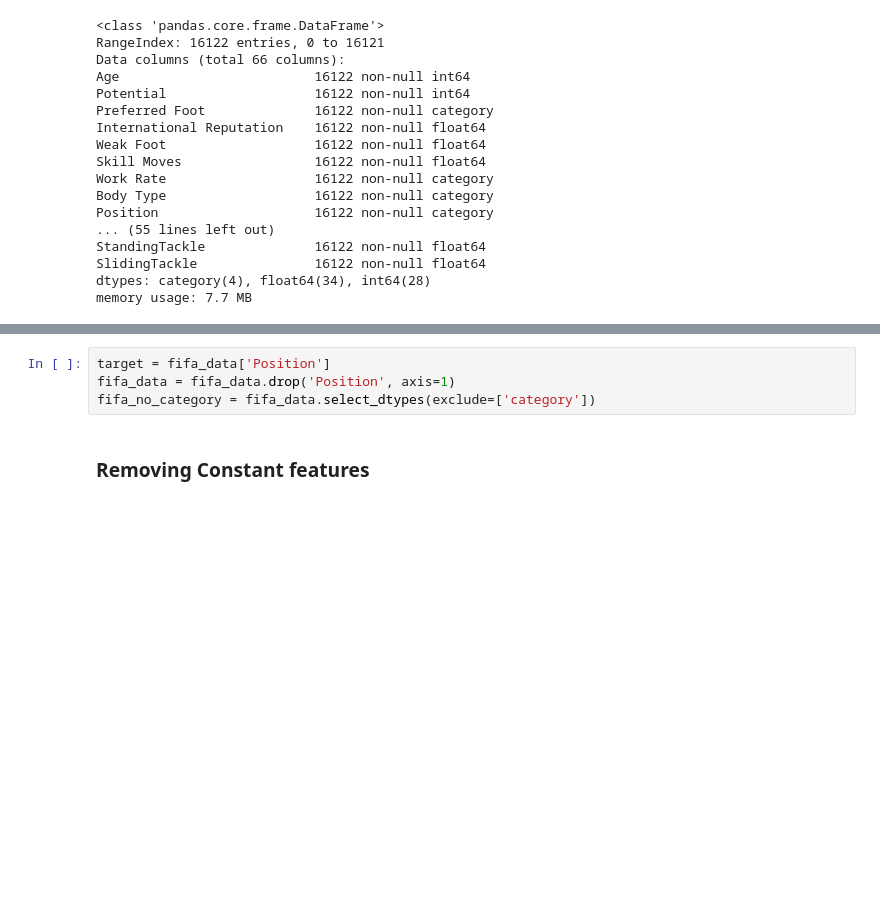
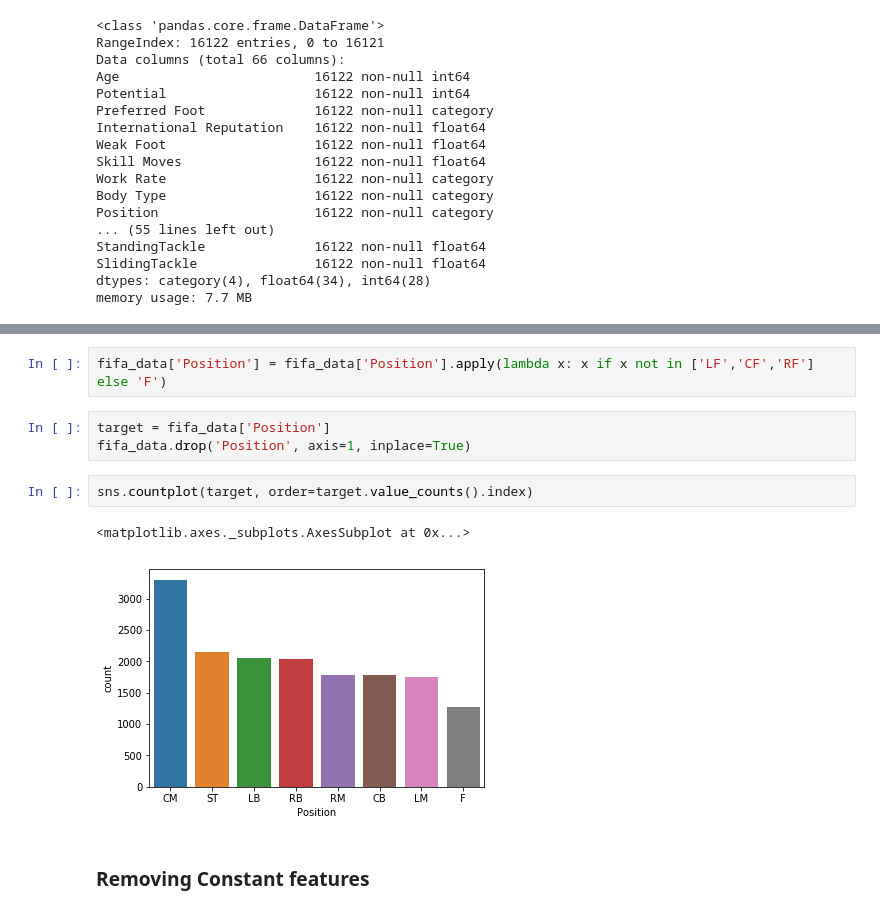
Before and after one commit to mikitachab/football-manager-ml-support, a Jupyter notebook: feature-selection-and-EDA[PL].ipynb, the cells around one changed output, grey strips where cells are left out. Cells and saved outputs as stored; diff of their text form; blank space fills up the shorter version.

```diff
--- a/football-manager-part-2-[PL].ipynb
+++ b/feature-selection-and-EDA[PL].ipynb
@@ -41,7 +54,13 @@ fifa_data.drop(columns=drop_columns, inplace=True)
+# %%
+fifa_data['Position'] = fifa_data['Position'].apply(lambda x: x if x not in ['LF','CF','RF'] else 'F')
 # %%
 target = fifa_data['Position']
-fifa_data = fifa_data.drop('Position', axis=1)
-fifa_no_category = fifa_data.select_dtypes(exclude=['category'])
+fifa_data.drop('Position', axis=1, inplace=True)
+# %%
+sns.countplot(target, order=target.value_counts().index)
+# %% [output]
+<matplotlib.axes._subplots.AxesSubplot at 0x...>
+[figure, added]
 # %% [markdown]
 ### Removing Constant features
 # %%
```
Also changed, not shown: parts of 12 cells of this notebook, 1 other file.
